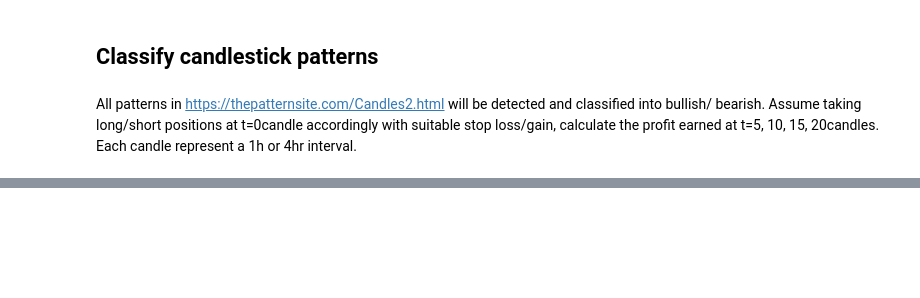
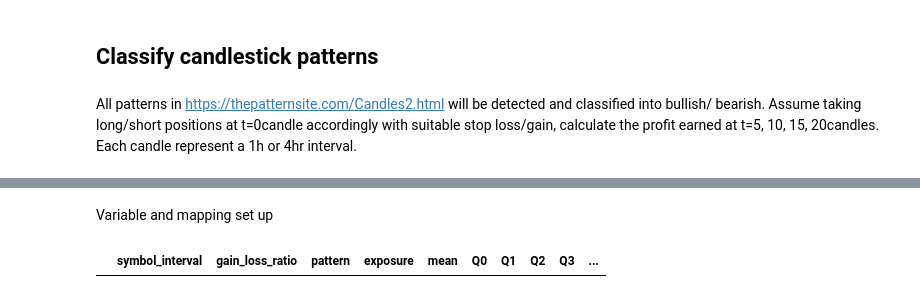
Before and after one commit to karsonchancwk/crypto_premarket_dashboard_demo, a Jupyter notebook: kline_candlestick/classify_candlestick_pattern.ipynb, the cells around one changed output, grey strips where cells are left out. Saved outputs shown, nothing was run; the diff lists cells and outputs as text; code cells hidden in the pictures; blank space fills up the shorter version.

```diff
--- a/kline_candlestick/classify_candlestick_pattern.ipynb
+++ b/kline_candlestick/classify_candlestick_pattern.ipynb
@@ -40,2 +32,12 @@ btc_4h
+# %% [markdown]
+Variable and mapping set up
+# %%
+metadata = pd.DataFrame([], columns=['symbol_interval', 'gain_loss_ratio', 'pattern', 'exposure','mean', 'Q0', 'Q1', 'Q2', 'Q3', 'Q4','skew', 'kurt'])
+coin_sym_to_dict = {'BTCUSDT_4h': btc_4h, 'ETHUSDT_4h': eth_4h}
+coin_sym_data= None
+# %%
+metadata
+# %% [output]
+|  | symbol_interval | gain_loss_ratio | pattern | exposure | mean | Q0 | Q1 | Q2 | Q3 | ... |
 # %%
 def compute_ret_profit(signal, stop_loss,stop_gain, start_cand:int, exposure:int):
```
Also changed, not shown: parts of 14 cells of this notebook.
